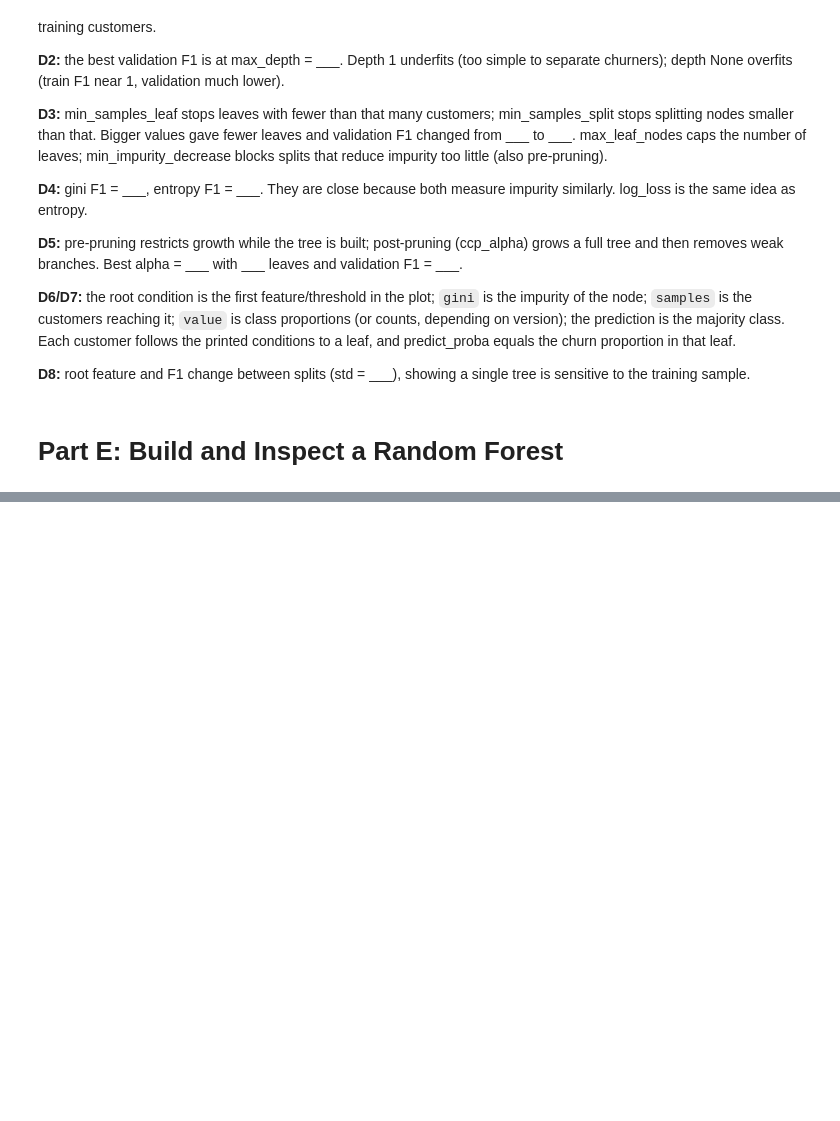
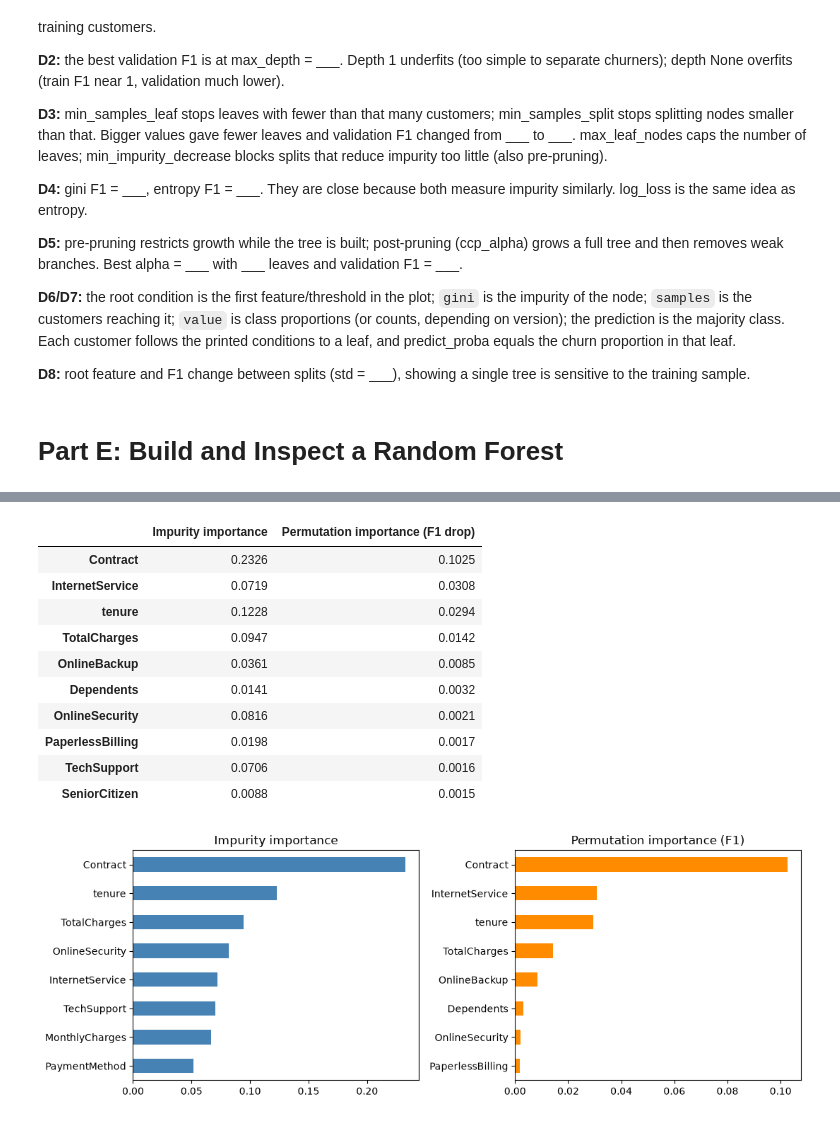
Before and after one commit to MonaMobeen/customer-churn-prediction-ml, a Jupyter notebook: churn_final.ipynb, the cells around one changed output, grey strips where cells are left out. Saved outputs shown, nothing was run; the diff lists cells and outputs as text; code cells hidden in the pictures; blank space fills up the shorter version.

```diff
--- a/churn_final.ipynb
+++ b/churn_final.ipynb
@@ -617,0 +946,43 @@ NameError: name 'rf_pipe' is not defined
+# %%
+import pandas as pd
+import matplotlib.pyplot as plt
+from sklearn.inspection import permutation_importance
+
+sel_prep, sel_model = selected_pipe.named_steps["prep"], selected_pipe.named_steps["model"]
+enc_names = sel_prep.get_feature_names_out()
+
+def original_name(enc):
+    if enc.startswith("num__"):
+        return enc[len("num__"):]
+    body = enc[len("cat__"):]
+    matches = [c for c in categorical_cols if body.startswith(c + "_")]
+    return max(matches, key=len) if matches else body
+
+imp = pd.Series(sel_model.feature_importances_, index=[original_name(n) for n in enc_names])
+impurity_imp = imp.groupby(level=0).sum().sort_values(ascending=False)
+
+perm = permutation_importance(selected_pipe, X_val, y_val, scoring="f1", n_repeats=5,
+                              random_state=42, n_jobs=1)
+perm_imp = pd.Series(perm.importances_mean, index=X_val.columns).sort_values(ascending=False)
+
+imp_df = pd.DataFrame({"Impurity importance": impurity_imp,
+                       "Permutation importance (F1 drop)": perm_imp})
+display(imp_df.sort_values("Permutation importance (F1 drop)", ascending=False).head(10).round(4))
+
+fig, axes = plt.subplots(1, 2, figsize=(11, 4))
+impurity_imp.head(8)[::-1].plot.barh(ax=axes[0], color="steelblue"); axes[0].set_title("Impurity importance")
+perm_imp.head(8)[::-1].plot.barh(ax=axes[1], color="darkorange"); axes[1].set_title("Permutation importance (F1)")
+plt.tight_layout(); plt.show()
+# %% [output]
+|  | Impurity importance | Permutation importance (F1 drop) |
+| Contract | 0.2326 | 0.1025 |
+| InternetService | 0.0719 | 0.0308 |
+| tenure | 0.1228 | 0.0294 |
+| TotalCharges | 0.0947 | 0.0142 |
+| OnlineBackup | 0.0361 | 0.0085 |
+| Dependents | 0.0141 | 0.0032 |
+| OnlineSecurity | 0.0816 | 0.0021 |
+| PaperlessBilling | 0.0198 | 0.0017 |
+| TechSupport | 0.0706 | 0.0016 |
+| SeniorCitizen | 0.0088 | 0.0015 |
+[figure, added]
```
Also changed, not shown: parts of 22 cells of this notebook, 6 other files.
